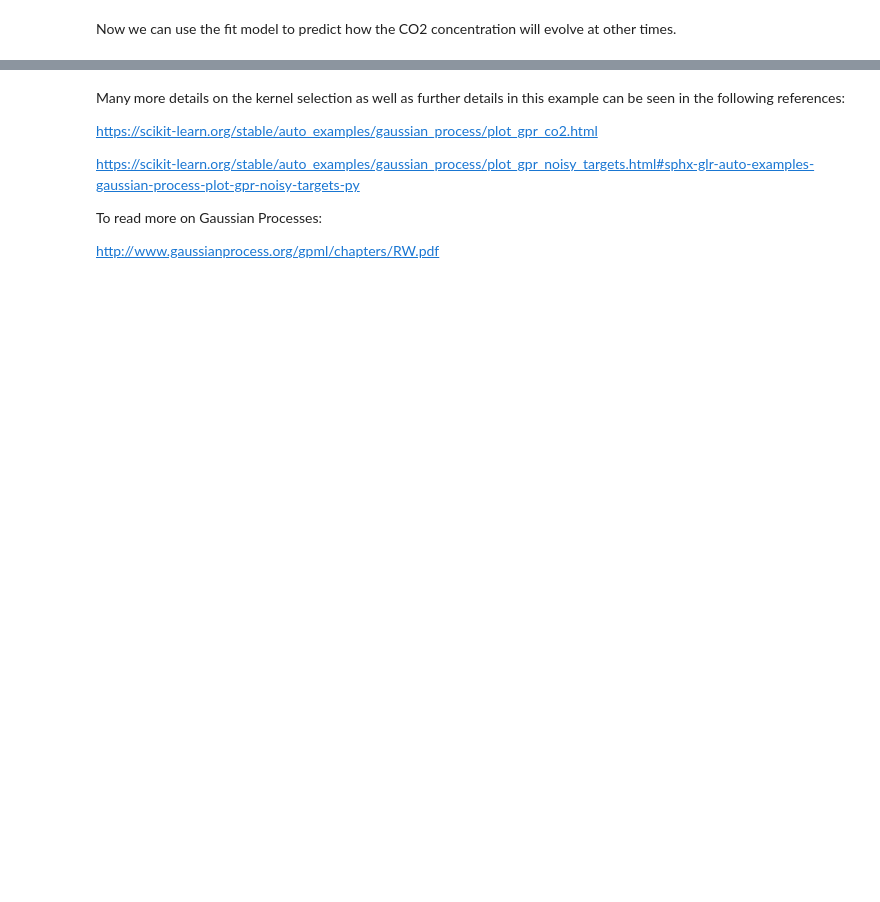
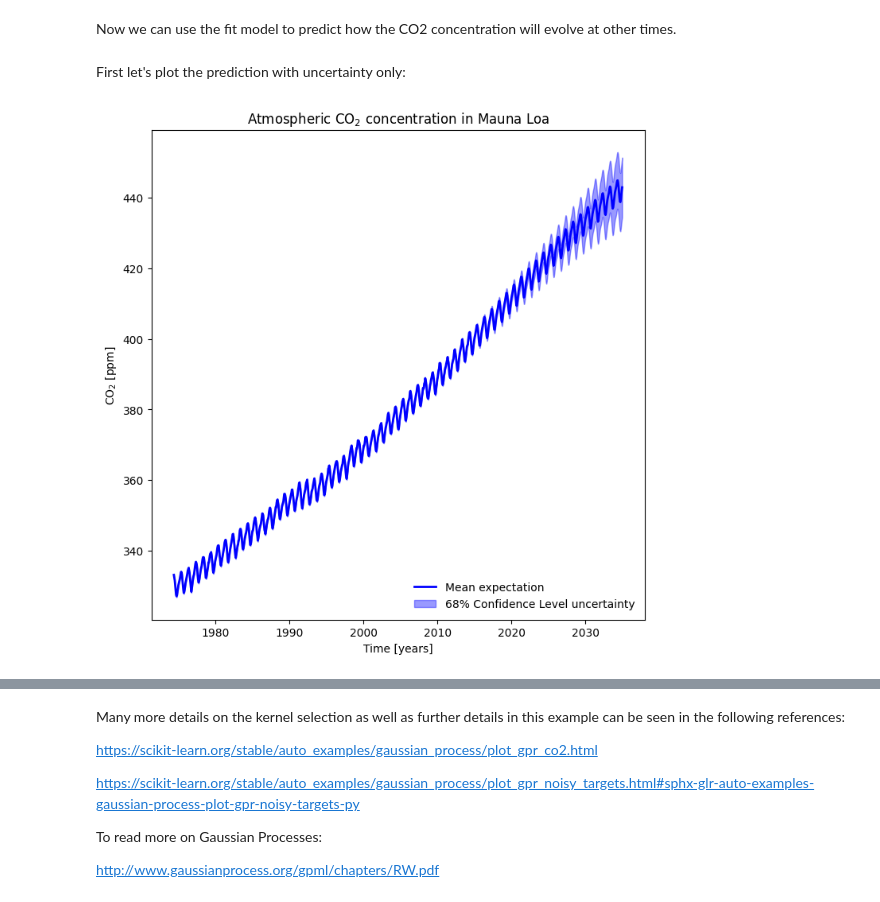
Before and after one commit to European-XFEL/ml-lecture-oct-2023, a Jupyter notebook: 5 Gaussian Processes.ipynb, the cells around one changed output, grey strips where cells are left out. Saved outputs shown, nothing was run; the diff lists cells and outputs as text; code cells hidden in the pictures; blank space fills up the shorter version.

```diff
--- a/5 Gaussian Processes.ipynb
+++ b/5 Gaussian Processes.ipynb
@@ -154,3 +164,23 @@ Now we can use the fit model to predict how the CO2 concentration will evolve at
 # %%
 new_time = np.linspace(time.min(), time.max()+20, 1000)[:, np.newaxis]
 co2_pred, co2_std = gp.predict(new_time, return_std=True)
+# %% [markdown]
+First let's plot the prediction with uncertainty only:
+# %%
+fig, ax = plt.subplots(figsize=(8, 8))
+ax.plot(new_time[:,0],
+        co2_pred,
+        color="b",
+        lw=2,
+        label="Mean expectation")
+ax.fill_between(new_time[:,0],
+                co2_pred - co2_std,
+                co2_pred + co2_std,
+                color="b",
+                alpha=0.4,
+                label="68% Confidence Level uncertainty")
+ax.set(xlabel="Time [years]", ylabel=r"CO$_2$ [ppm]", title="Atmospheric CO$_2$ concentration in Mauna Loa")
+ax.legend(frameon=False, loc="lower right")
+plt.show()
+# %% [output]
+[figure, added]
```
Also changed, not shown: parts of 9 cells of this notebook, 4 other files.
